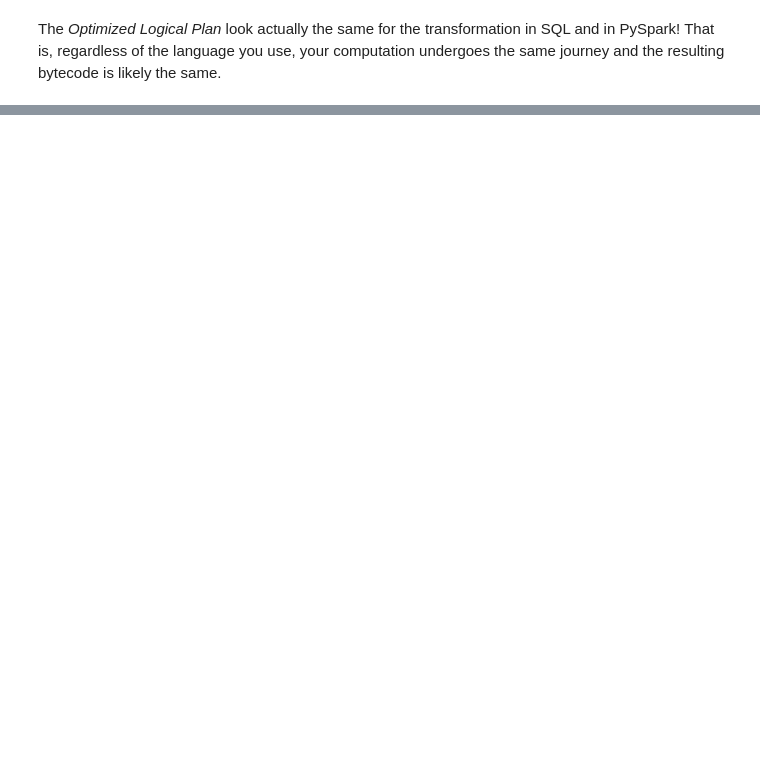
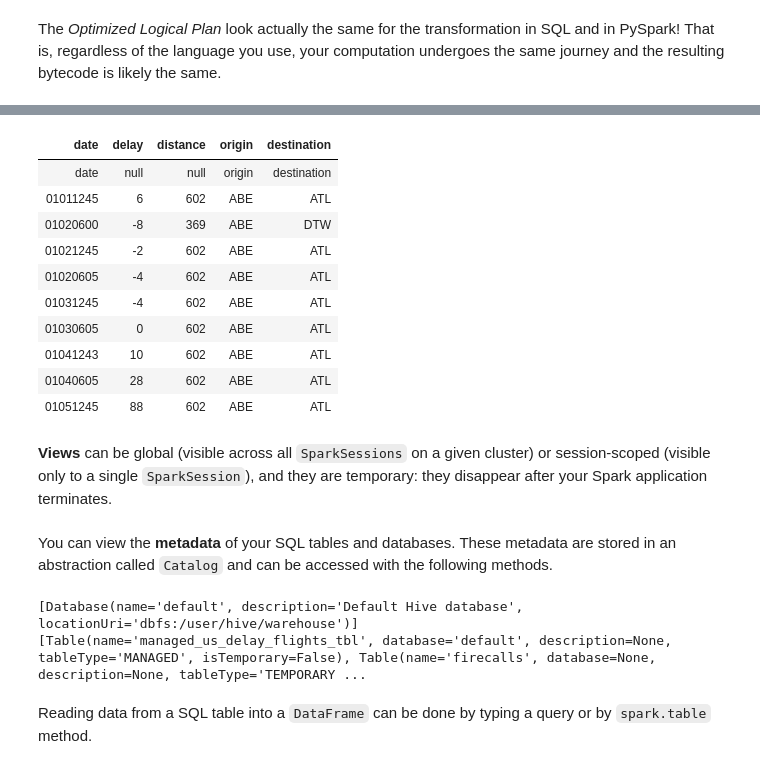
Before and after one commit to Marco-Santoni/databricks-from-scratch, a Jupyter notebook: training-spark/5_spark_sql_engine.ipynb, the cells around one changed output, grey strips where cells are left out. Saved outputs shown, nothing was run; the diff lists cells and outputs as text; code cells hidden in the pictures; blank space fills up the shorter version.

```diff
--- a/training-spark/5_spark_sql_engine.ipynb
+++ b/training-spark/5_spark_sql_engine.ipynb
@@ -168,0 +229,19 @@ The _Optimized Logical Plan_ look actually the same for the transformation in SQ
+# %%
+%sql
+SELECT *
+FROM managed_us_delay_flights_tbl
+LIMIT 10
+# %% [output]
+| date | delay | distance | origin | destination |
+| date | null | null | origin | destination |
+| 01011245 | 6 | 602 | ABE | ATL |
+| 01020600 | -8 | 369 | ABE | DTW |
+| 01021245 | -2 | 602 | ABE | ATL |
+| 01020605 | -4 | 602 | ABE | ATL |
+| 01031245 | -4 | 602 | ABE | ATL |
+| 01030605 | 0 | 602 | ABE | ATL |
+| 01041243 | 10 | 602 | ABE | ATL |
+| 01040605 | 28 | 602 | ABE | ATL |
+| 01051245 | 88 | 602 | ABE | ATL |
+# %% [markdown]
+**Views** can be global (visible across all `SparkSessions` on a given cluster) or session-scoped (visible only to a single `SparkSession`), and they are temporary: they disappear after your Spark application terminates.
@@ -168,0 +257,10 @@ The _Optimized Logical Plan_ look actually the same for the transformation in SQ
+# %% [markdown]
+You can view the **metadata** of your SQL tables and databases. These metadata are stored in an abstraction called `Catalog` and can be accessed with the following methods.
+# %%
+print(spark.catalog.listDatabases())
+print(spark.catalog.listTables())
+# %% [output]
+[Database(name='default', description='Default Hive database', locationUri='dbfs:/user/hive/warehouse')]
+[Table(name='managed_us_delay_flights_tbl', database='default', description=None, tableType='MANAGED', isTemporary=False), Table(name='firecalls', database=None, description=None, tableType='TEMPORARY ...
+# %% [markdown]
+Reading data from a SQL table into a `DataFrame` can be done by typing a query or by `spark.table` method.
```
Also changed, not shown: parts of 20 cells of this notebook.
